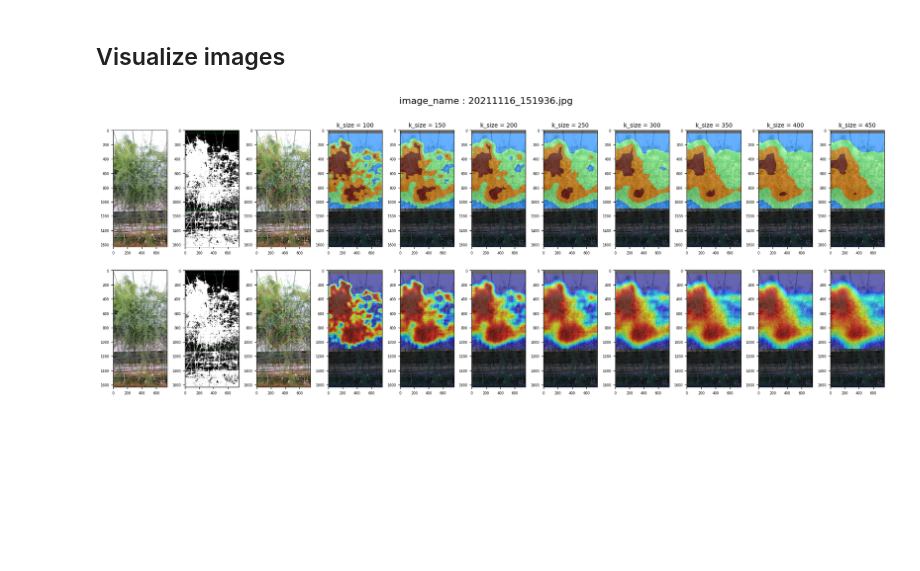
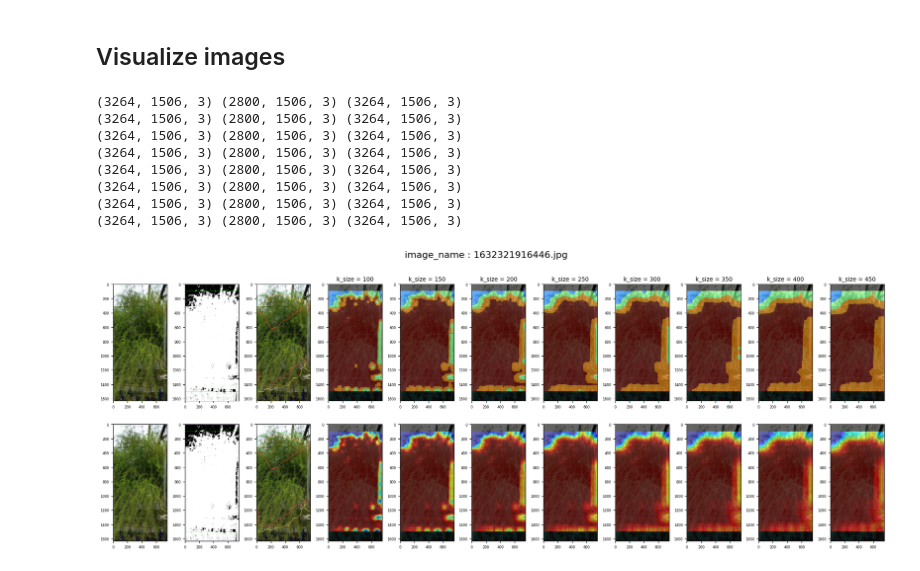
Before and after one commit to teaminaho/pseudo_leaf_density_estimator, a Jupyter notebook: compaired_by_kernelsize.ipynb, the cells around one changed output. Cells and saved outputs as stored; diff of their text form; code cells hidden in the pictures; blank space fills up the shorter version.

```diff
--- a/compaired_by_kernelsize.ipynb
+++ b/compaired_by_kernelsize.ipynb
@@ -79,9 +79,9 @@ def crop(image, hmin, hmax):
 def create_mask(image_path):
     leaf_image_bgr = cv2.imread(image_path)
     leaf_image_rgb = cv2.cvtColor(leaf_image_bgr, cv2.COLOR_BGR2RGB)
-    leaf_image_lsh = enhance_perception(rgb2lch(leaf_image_rgb))
+    leaf_image_lch = enhance_perception(rgb2lch(leaf_image_rgb))
 
-    bright_area_mask = extract_bright_area(leaf_image_lsh)
+    bright_area_mask = extract_bright_area(leaf_image_lch)
     green_area_mask = extract_green_area(leaf_image_bgr)
 
     leaf_area_mask = 255 - (bright_area_mask & np.bitwise_not(green_area_mask))
@@ -118,7 +118,7 @@ def visualize_images(image_path, ann_image_path, images_dic, kernel_size_list, r
     leaf_area_mask_crop = leaf_area_mask[hmin:hmax]
 
     # binalization_image
-    lsh_mask_bgr = as_3ch_grayscale_with_roi(leaf_area_mask, leaf_image_rgb.shape, hmin, hmax)
+    lch_mask_bgr = as_3ch_grayscale_with_roi(leaf_area_mask, leaf_image_rgb.shape, hmin, hmax)
 
     # crate_images_by_kernelsize
     images_bykernel_list = []
@@ -132,17 +132,17 @@ def visualize_images(image_path, ann_image_path, images_dic, kernel_size_list, r
     fig, axes = plt.subplots(2, len(kernel_size_list) + 3, figsize=(24, 8))
     fig.suptitle(f"image_name : {image_name}", fontsize=16)
 
-    # 0,1,2番目にそれぞれ、元画像、lsh_mask、anno_imageを表示
+    # 0,1,2番目にそれぞれ、元画像、lch_mask、anno_imageを表示
     resize = partial(cv2.resize, dsize=None, fx=resize_rate_to_visualize, fy=resize_rate_to_visualize)
     leaf_image_rgb_resized = resize(leaf_image_rgb)
-    lsh_mask_bgr_resized = resize(lsh_mask_bgr)
+    lch_mask_bgr_resized = resize(lch_mask_bgr)
     leaf_image_rgb_resized = resize(leaf_image_rgb)
     anno_image_resized = resize(anno_image)
 
     axes[0][0].imshow(leaf_image_rgb_resized)
     axes[1][0].imshow(leaf_image_rgb_resized)
-    axes[0][1].imshow(lsh_mask_bgr_resized)
-    axes[1][1].imshow(lsh_mask_bgr_resized)
+    axes[0][1].imshow(lch_mask_bgr_resized)
+    axes[1][1].imshow(lch_mask_bgr_resized)
     axes[0][0].imshow(leaf_image_rgb_resized)
     axes[1][0].imshow(leaf_image_rgb_resized)
     axes[1][0].imshow(leaf_image_rgb_resized)
@@ -162,8 +162,16 @@ def visualize_images(image_path, ann_image_path, images_dic, kernel_size_list, r
 # %%
 kernel_size_list = [100, 150, 200, 250, 300, 350, 400, 450]
 # %%
-image_path, ann_data = tuple_list_valid_data_path_to_ann_data[4]
-ann_image_path = str(annotated_dir_image_pathlib / (Path(image_path).stem + "_anno.jpg"))
-visualize_images(image_path, ann_image_path, images_dic, kernel_size_list)
+for image_path, ann_data in tuple_list_valid_data_path_to_ann_data[:1]:
+    ann_image_path = str(annotated_dir_image_pathlib / (Path(image_path).stem + "_anno.jpg"))
+    visualize_images(image_path, ann_image_path, images_dic, kernel_size_list)
 # %% [output]
+(3264, 1506, 3) (2800, 1506, 3) (3264, 1506, 3)
+(3264, 1506, 3) (2800, 1506, 3) (3264, 1506, 3)
+(3264, 1506, 3) (2800, 1506, 3) (3264, 1506, 3)
+(3264, 1506, 3) (2800, 1506, 3) (3264, 1506, 3)
+(3264, 1506, 3) (2800, 1506, 3) (3264, 1506, 3)
+(3264, 1506, 3) (2800, 1506, 3) (3264, 1506, 3)
+(3264, 1506, 3) (2800, 1506, 3) (3264, 1506, 3)
+(3264, 1506, 3) (2800, 1506, 3) (3264, 1506, 3)
-[figure, old version]
+[figure, new version]
```
Also changed, not shown: 6 other files.
